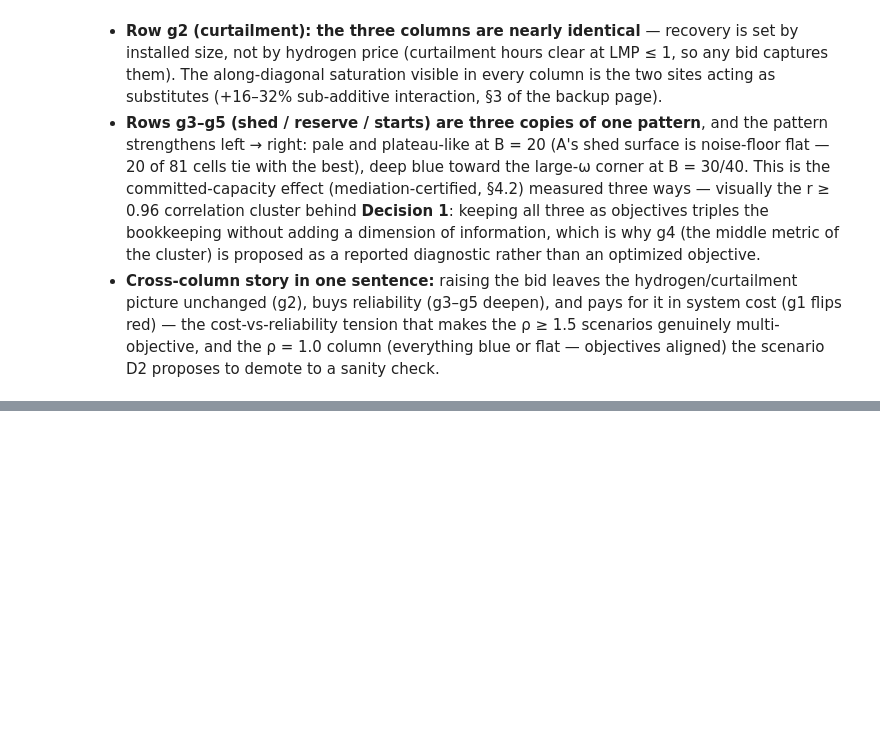
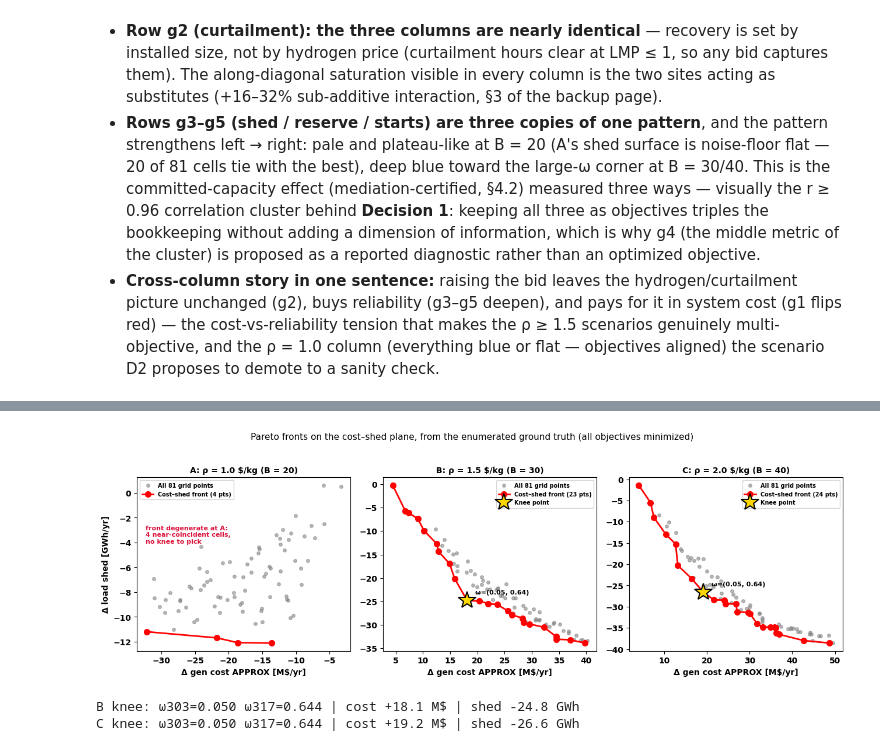
Before and after one commit to ylu283/RTS-GMLC, a Jupyter notebook: trial_0826/campaign/analysis/pi_0911/pi_0911.ipynb, the cells around one changed output, grey strips where cells are left out. Cells and saved outputs as stored; diff of their text form; code cells hidden in the pictures; blank space fills up the shorter version.

Commit message:
pi_0911: appendix 9 — bo-gp-style Pareto/knee/HV-convergence figures on real data

```diff
--- a/trial_0826/campaign/analysis/pi_0911/pi_0911.ipynb
+++ b/trial_0826/campaign/analysis/pi_0911/pi_0911.ipynb
@@ -704,0 +716,52 @@ plt.show()
+# %%
+def pareto_2d(df, cx, cy):
+    X = df[[cx, cy]].values
+    keep = [i for i in range(len(X))
+            if not any((X[j] <= X[i]).all() and (X[j] < X[i]).any()
+                       for j in range(len(X)) if j != i)]
+    return df.iloc[keep].sort_values(cx)
+
+def knee(front, cx, cy):
+    # max perpendicular distance to the line between the front's endpoints
+    import numpy as np
+    P = front[[cx, cy]].values.astype(float)
+    P = (P - P.min(0)) / np.where(np.ptp(P, 0) > 0, np.ptp(P, 0), 1)
+    a, b = P[0], P[-1]
+    d = np.abs(np.cross(b - a, P - a)) / (np.linalg.norm(b - a) + 1e-12)
+    return front.index[int(d.argmax())]
+
+CX, CY = 'delta_cost_less_synthetic_usd_APPROX', 'delta_load_shed_mwh'
+fig, axes = plt.subplots(1, 3, figsize=(13, 4.2))
+for ax, t in zip(axes, SCEN):
+    d = co[t].copy()
+    ax.plot(d[CX] / 1e6, d[CY] / 1e3, 'o', color='grey', ms=4, alpha=0.55,
+            label='All 81 grid points')
+    fr = pareto_2d(d, CX, CY)
+    ax.plot(fr[CX] / 1e6, fr[CY] / 1e3, 'o-', color='red', ms=7, lw=2,
+            label=f'Cost–shed front ({len(fr)} pts)')
+    if len(fr) >= 3 and t != 'A':
+        ki = knee(fr, CX, CY)
+        kr = d.loc[ki]
+        ax.plot(kr[CX] / 1e6, kr[CY] / 1e3, '*', color='gold', mec='k',
+                ms=22, mew=1.5, label='Knee point')
+        ax.annotate(f'ω=({kr.wind_303_omega:.2f}, {kr.wind_317_omega:.2f})',
+                    (kr[CX] / 1e6, kr[CY] / 1e3), textcoords='offset points',
+                    xytext=(10, 8), fontsize=8)
+    ax.set_title(f'{t}: ρ = {SCEN[t]} $/kg (B = {int(20 * SCEN[t])})', fontsize=10)
+    ax.set_xlabel('Δ gen cost APPROX [M$/yr]')
+    ax.legend(fontsize=7, loc='best')
+axes[0].set_ylabel('Δ load shed [GWh/yr]')
+axes[0].annotate('front degenerate at A:\n4 near-coincident cells,\nno knee to pick',
+                 xy=(0.04, 0.62), xycoords='axes fraction', fontsize=8, color='crimson')
+fig.suptitle('Pareto fronts on the cost–shed plane, from the enumerated ground truth (all objectives minimized)',
+             fontsize=11, y=1.03)
+fig.tight_layout(); plt.show()
+for t in ['B', 'C']:
+    fr = pareto_2d(co[t], CX, CY)
+    ki = knee(fr, CX, CY); kr = co[t].loc[ki]
+    print(f'{t} knee: ω303={kr.wind_303_omega:.3f} ω317={kr.wind_317_omega:.3f} | '
+          f'cost {kr[CX]/1e6:+.1f} M$ | shed {kr[CY]/1e3:+.1f} GWh')
+# %% [output]
+[figure, added]
+B knee: ω303=0.050 ω317=0.644 | cost +18.1 M$ | shed -24.8 GWh
+C knee: ω303=0.050 ω317=0.644 | cost +19.2 M$ | shed -26.6 GWh
```
Also changed, not shown: parts of 3 cells of this notebook, 3 other files.
